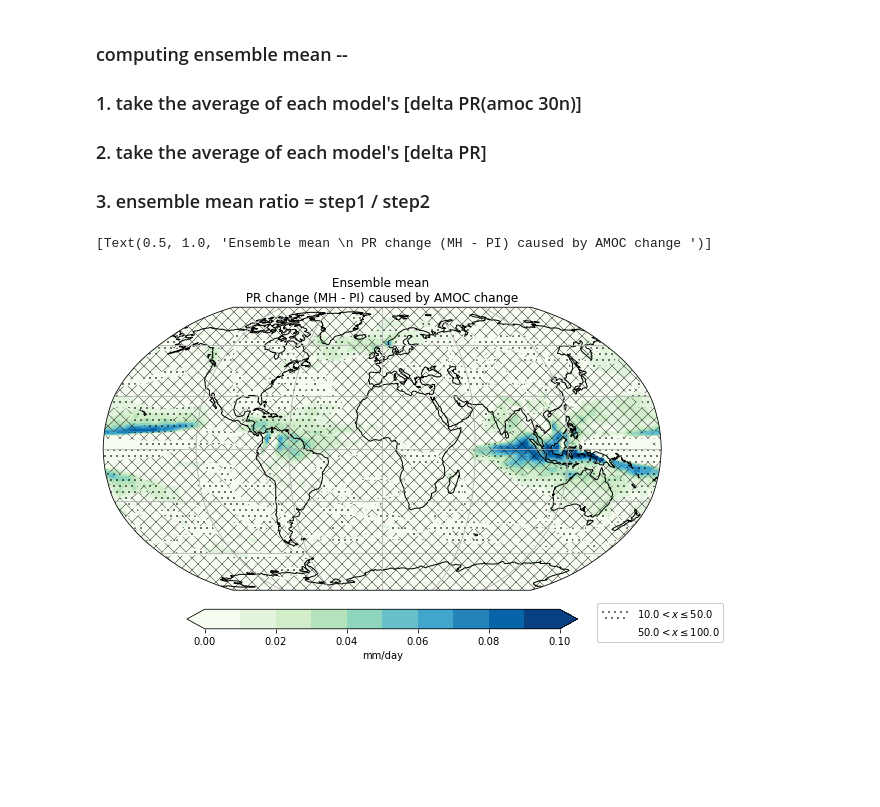
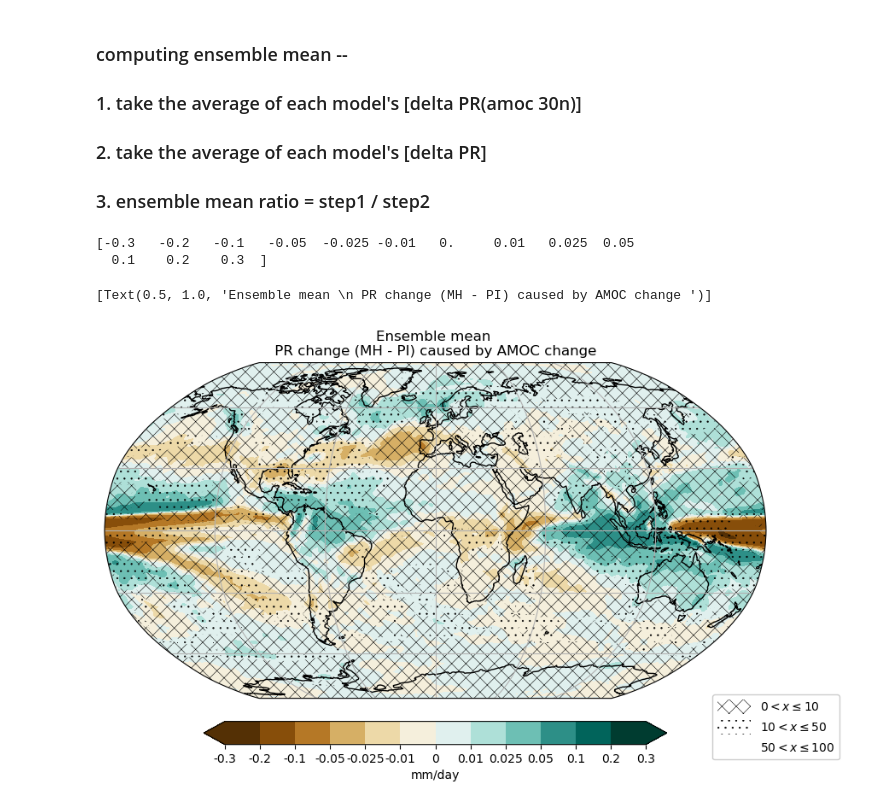
Before and after one commit to pmip4/AMOC-during-the-interglacials-in-PMIP4-simulations-, a Jupyter notebook: notebooks/Fig_6_ensemble_mean_AMOC_roles_in_PR_(MH).ipynb, the cells around one changed output. Drawn from its saved outputs; the diff is of its cells as text; code cells hidden in the pictures; blank space fills up the shorter version.

```diff
--- a/notebooks/Fig_6_ensemble_mean_AMOC_roles_in_PR_(MH).ipynb
+++ b/notebooks/Fig_6_ensemble_mean_AMOC_roles_in_PR_(MH).ipynb
@@ -209,39 +293,53 @@ delta_pr_total=cesm_pr_change.data + ec_pr_change.data + fgoalsf3_pr_change.data
 delta_pr_ave=delta_pr_total / 11
 # %%
 delta_pr_ave_1 = cesm_pr_ann_regrid.copy(data=delta_pr_ave)
+# %%
+bounds_1 = np.array([-30,-20,-10,-5,-2.5,-1,0,1,2.5,5,10,20,30])*0.01
+print(bounds_1)
+# %% [output]
+[-0.3   -0.2   -0.1   -0.05  -0.025 -0.01   0.     0.01   0.025  0.05
+  0.1    0.2    0.3  ]
 # %%
 projection = ccrs.Robinson()
 
 transform=ccrs.PlateCarree()
 
-bounds_1 = np.arange(0,0.11,0.01)
-
+#bounds_1 = np.array([-30,-20,-10,-5,-2.5,-1,0,1,2.5,5,10,20,30])*0.01 #np.arange(-0.1,0.11,0.02)
+bounds_1  = [-0.3, -0.2, -0.1, -0.05, -0.025, -0.01, 0 , 0.01 , 0.025, 0.05 ,0.1, 0.2 ,0.3] # non-linear levels
 norm_1 = colors.BoundaryNorm(boundaries=bounds_1, ncolors=256)
 
 bounds_2 = [0,10,50,100]
 norm_2 = colors.BoundaryNorm(boundaries=bounds_2, ncolors=256)
 
 lat_2 = np.linspace(-90,90,180)
 lon_2 = np.linspace(0,360,360)
 
 
-fig=plt.figure(figsize=(10,7))
+#fig=plt.subplots(figsize=(10,7))
+plt.rcParams["figure.figsize"] = [10, 7]
 ax= plt.axes(projection=projection)
 
 ax.coastlines()
 ax.gridlines()
 
-ensemble_fig1=ax.contourf(lon_2, lat_2, delta_pr_amoc_ave_1.data , levels=bounds_1,transform=transform, cmap='GnBu', extend='both', norm=norm_1)
+ensemble_fig1=ax.contourf(lon_2, lat_2, delta_pr_amoc_ave_1.data , levels=bounds_1,transform=transform, cmap='BrBG', extend='both', norm=norm_1)
 cax_2,kw_2 = matplotlib.colorbar.make_axes(ax,location='bottom',pad=0.05,shrink=0.7)
 
 ensemble_fig2=ax.contourf(lon_2, lat_2, 100 *(delta_pr_amoc_ave_1.data / delta_pr_ave.data), levels=bounds_2, hatches=[ 'xx','xx', '..', None,'xx'],  transform=transform, colors='none', extend='both', norm=norm_1)
+#cax_2,kw_2 = matplotlib.colorbar.make_axes(ax,location='bottom',pad=0.05,shrink=0.7)
 
-artists, labels = ensemble_fig2.legend_elements()
-ax.legend(artists[2:4], labels[2:4], handleheight=1.5, handlelength=2.8, framealpha=1,loc='lower right', bbox_to_anchor=(1.12, -0.2))
+#fig.colorbar(ensemble_fig2)
+artists, labels = ensemble_fig2.legend_elements(str_format='{:.0f}'.format) # no decimal places
+ax.legend(artists[1:4], labels[1:4], handleheight=1.5, handlelength=2.8, framealpha=1,loc='lower right', bbox_to_anchor=(1.12, -0.2))
 plt.rcParams['hatch.linewidth'] = 0.4 #change the transparency of the hatches
 
-plt.colorbar(ensemble_fig1,cax=cax_2,extend='both',**kw_2, label='mm/day')
-ax.set(title='Ensemble mean \n PR change (MH - PI) caused by AMOC change ' )
+
+cb=plt.colorbar(ensemble_fig1,ticks=bounds_1,cax=cax_2,extend='both',**kw_2, label='mm/day')
+cb.set_ticklabels([-0.3, -0.2, -0.1, -0.05, -0.025, -0.01, 0 , 0.01 , 0.025, 0.05 ,0.1, 0.2 ,0.3])
+ax.set(title='Ensemble mean \n PR change (MH - PI) caused by AMOC change ')
+
+
+#hatches=[None, '.', '||', 'xx', None ]
 # %% [output]
 [Text(0.5, 1.0, 'Ensemble mean \n PR change (MH - PI) caused by AMOC change ')]
-[figure, old version]
+[figure, new version]
```
Also changed, not shown: parts of 14 cells of this notebook, 1 other file.
